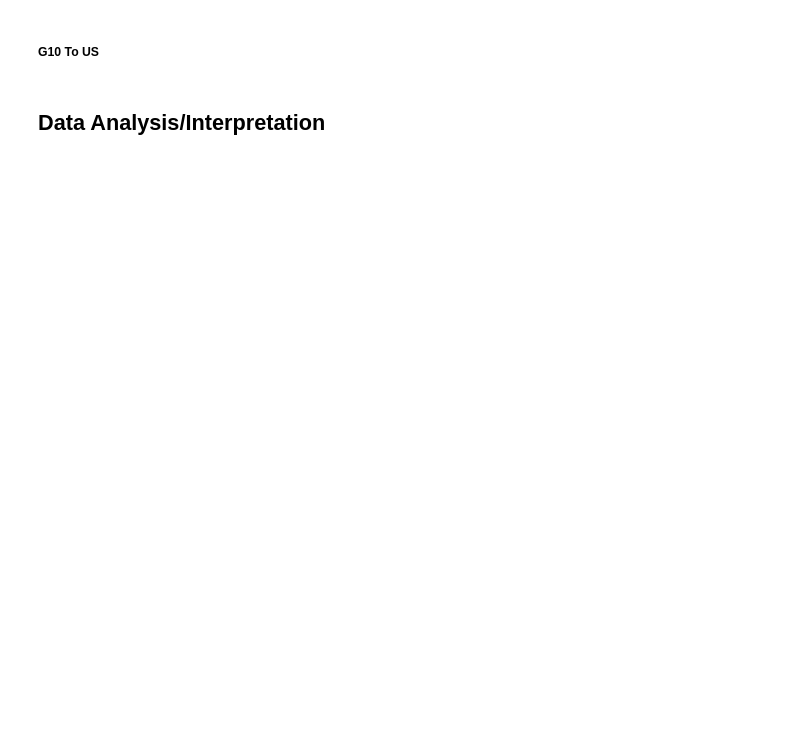
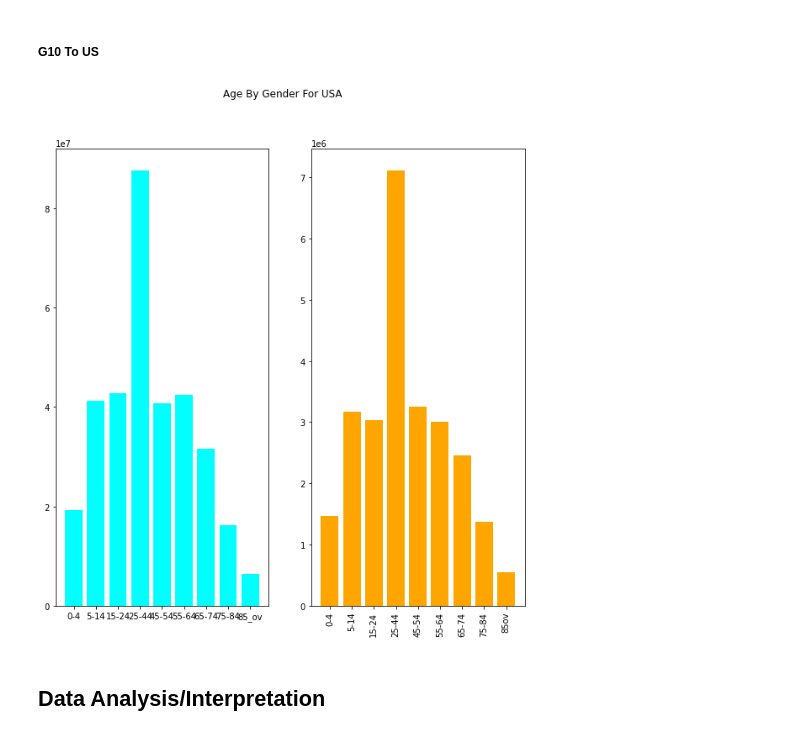
Before and after one commit to NoTouchingKids/Lab4-5Assignment, a Jupyter notebook: Report.ipynb, the cells around one changed output. Cells and saved outputs as stored; diff of their text form; code cells hidden in the pictures; blank space fills up the shorter version.

```diff
--- a/Report.ipynb
+++ b/Report.ipynb
@@ -81,7 +81,7 @@ AUS_FILES = {
 # PLACE OF BIRTH FOR THE FOREIGN-BORN POPULATION IN THE UNITED STATES
 US_FILES = {
     "POB_for_FB": [
-        'US data/ACSDT1Y2019.B05006-2022-09-07T130218.csv'
+        'US data/POB_by_Sex_Age.csv'
     ],
     'Age_by_FB': ['US data/ACSDT1Y2019.B05013-2022-09-08T093031.csv']
 }
@@ -341,4 +372,29 @@ plt.show()
 # %% [markdown]
 ##### G10 To US
+# %%
+Us_POB_for_Age = map_to_dic(data_raw, header)
+USA_X= header[1:][:-1]
+USA_Y = get_row_value(Us_POB_for_Age,0)[1:][:-1]
+
+AUS_X = list(G09_Complete['Tot'].keys())[:-1]
+AUS_Y = list(G09_Complete['Tot'].values())[:-1]
+
+
+fig, ax = plt.subplots(1, 2, figsize=(10, 10))
+fig.suptitle('Age By Gender For USA')
+plt.xticks(rotation=90)
+
+width = 0.2
+
+ax[0].bar(USA_X, USA_Y,
+          color='cyan', linewidth=0.7, label='US')
+ax[1].bar(AUS_X, AUS_Y,
+          color='orange', linewidth=0.7, label='AUS')
+
+#ax.set_xticklabels(ax.get_yticks(), rotation = 90)
+
+plt.show()
+# %% [output]
+[figure, added]
 # %% [markdown]
 ## Data Analysis/Interpretation
```
Also changed, not shown: parts of 23 cells of this notebook.
